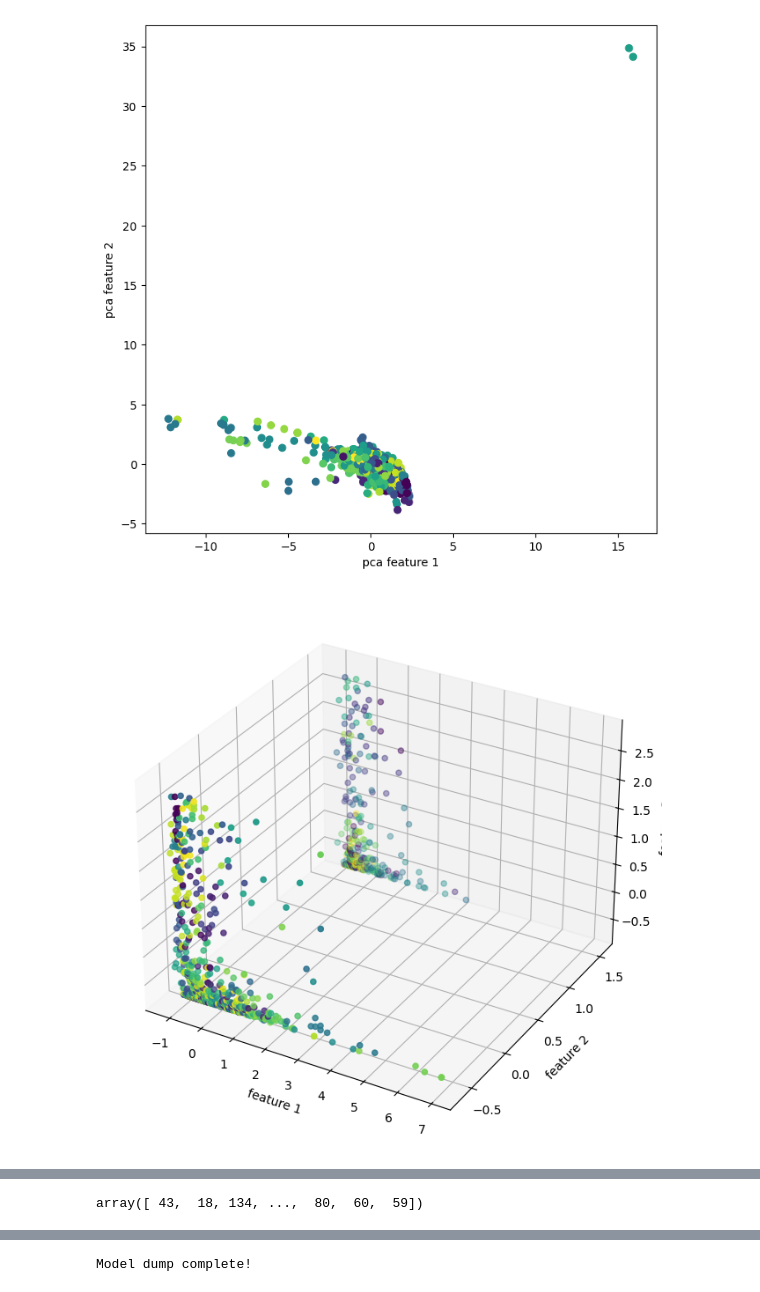
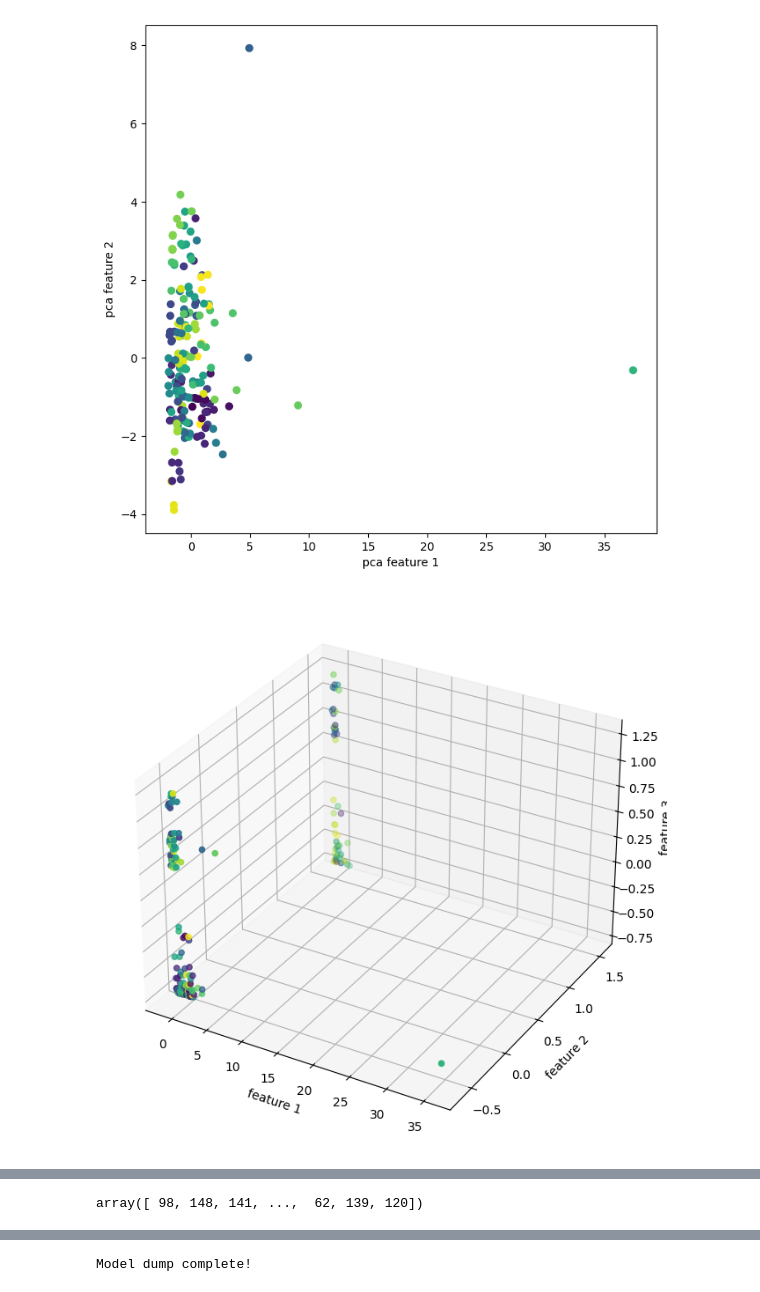
Before and after one commit to lucinder/URLClassification-ML, a Jupyter notebook: src/KMeans_train.ipynb, the cells around one changed output, grey strips where cells are left out. Saved outputs shown, nothing was run; the diff lists cells and outputs as text; code cells hidden in the pictures.

Commit message:
model exports + normalization fixes

```diff
--- a/src/KMeans_train.ipynb
+++ b/src/KMeans_train.ipynb
@@ -60,0 +19,13 @@ data = data.apply(pd.Series)
+# %%
+def calculateNormalizationParams(data):
+    means = data.mean()
+    stdevs = data.std()
+    stdevs[stdevs == 0] = 1  # Replace 0 std to avoid division by zero
+    return means, stdevs
+
+def applyNormalization(data, means, stdevs):
+    return (data - means) / stdevs
+# %%
+means, stdevs = calculateNormalizationParams(train_features)
+normalizedTrainFeatures = applyNormalization(train_features, means, stdevs)
+normalizedTestFeatures = applyNormalization(test_features, means, stdevs)
@@ -133,3 +80,0 @@ plt.show()
-# %%
-# train with 140
-clusters = KMeans(n_clusters=140, max_iter=1000, init="random").fit(normalizedData)
@@ -135,0 +83,3 @@ clusters = KMeans(n_clusters=140, max_iter=1000, init="random").fit(normalizedDa
+# %%
+sampled = normalizedTestFeatures.sample(replace=False, frac=0.01)
+sampled
@@ -136,8 +100,7 @@ clusters = KMeans(n_clusters=140, max_iter=1000, init="random").fit(normalizedDa
 # %%
-sampled = normalizedData.sample(replace=False, frac=0.01)
-datax = sampled[0]
-datay = sampled[1]
-dataz = sampled[2]
+datax = sampled['length']
+datay = sampled['extension']
+dataz = sampled['hostname']
 pcaData = pd.DataFrame(PCA(n_components=3).fit_transform(sampled))
 labels_ = clusters.predict(sampled)
 
@@ -177,2 +140,2 @@ plt.show()
-[figure, old version]
+[figure, new version]
-[figure, old version]
+[figure, new version]
@@ -187,11 +150,11 @@ def error(prediction, point):
     i += 1
     return euclidean_distance(closest_center, point)
 # %%
-predictions = clusters.predict(normalizedData)
-ordered = normalizedData.apply(lambda x : (error(predictions, x), x), axis=1).sort_values(key=0, ascending=False)
+predictions = clusters.predict(normalizedTestFeatures)
+ordered = normalizedTestFeatures.apply(lambda x : (error(predictions, x), x), axis=1).sort_values(key=0, ascending=False)
 predictions
 # %% [output]
-array([ 43,  18, 134, ...,  80,  60,  59])
+array([ 98, 148, 141, ...,  62, 139, 120])
 # %%
 xx = [x[0] for x in ordered]
 plt.figure(figsize=(20,30))
```
Also changed, not shown: parts of 18 cells of this notebook, 11 other files.
